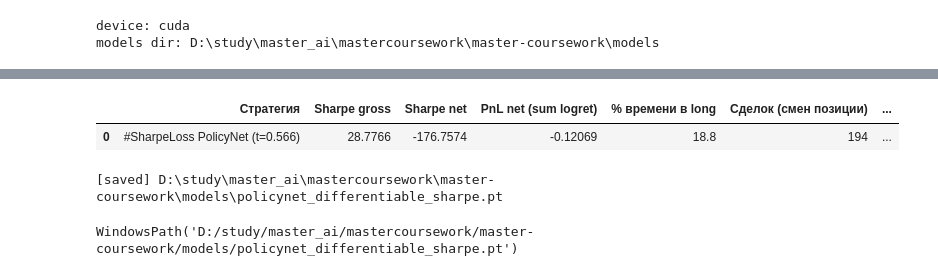
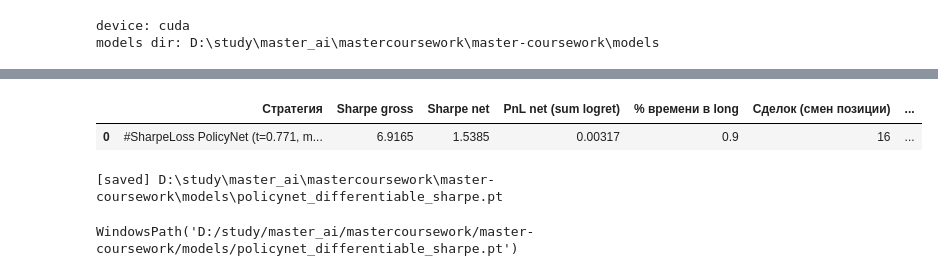
Before and after one commit to ramusdmitry/master-coursework, a Jupyter notebook: checkpoint-6-dl-models.ipynb, the cells around one changed output, grey strips where cells are left out. Drawn from its saved outputs; the diff is of its cells as text; code cells hidden in the pictures.

```diff
--- a/checkpoint-6-dl-models.ipynb
+++ b/checkpoint-6-dl-models.ipynb
@@ -175,7 +218,7 @@ def predict_labels_probs(model, loader):
 
 def fit_classifier(model, train_loader, val_loader, criterion, optimizer,
                    epochs=EPOCHS, patience=PATIENCE, tag=""):
-    """Обучение с early stopping по val ROC-AUC (как в CP5)."""
+    """Обучение с early stopping по val ROC-AUC (как в CP5, сохранён для совместимости)."""
     best_auc, best_state, stale = -1.0, None, 0
     for ep in range(1, epochs + 1):
         tl = train_epoch(model, train_loader, criterion, optimizer)
@@ -194,11 +237,14 @@ def fit_classifier(model, train_loader, val_loader, criterion, optimizer,
 
 # --- Сохранение моделей в MODELS_DIR с осмысленными именами ---
 def _infer_input_size(model, default=None):
-    """Безопасно определяет input_size из самой модели (первый LSTM/Linear),
+    """Безопасно определяет input_size из самой модели (первый LSTM/GRU/Conv/Linear),
     не обращаясь к глобальным переменным и к model.<attr>."""
     for m in model.modules():
-        if isinstance(m, nn.LSTM):
+        if isinstance(m, (nn.LSTM, nn.GRU)):
             return int(m.input_size)
+    for m in model.modules():
+        if isinstance(m, nn.Conv1d):
+            return int(m.in_channels)
     for m in model.modules():
         if isinstance(m, nn.Linear):
             return int(m.in_features)
@@ -207,7 +253,7 @@ def _infer_input_size(model, default=None):
 
 def _infer_hidden_size(model, default=None):
     for m in model.modules():
-        if isinstance(m, nn.LSTM):
+        if isinstance(m, (nn.LSTM, nn.GRU)):
             return int(m.hidden_size)
     return default
 
@@ -609,12 +1273,15 @@ WindowsPath('D:/study/master_ai/mastercoursework/master-coursework/models/contra
 # %%
 class WindowReturnDataset(Dataset):
-    """Окно признаков -> (окно, будущая минутная доходность r) для обучения на Sharpe."""
-    def __init__(self, X, r, window):
+    """Окно признаков -> (окно, forward-return за H баров) для обучения на Sharpe.
+    Использует forward-return вместо 1-минутной доходности (исправление причины #1).
+    """
+    def __init__(self, X, r_fwd, window):
         self.X = X.astype(np.float32)
-        self.r = r.astype(np.float32)
+        self.r = r_fwd.astype(np.float32)
         seqs, rets = [], []
         for i in range(window, len(X)):
-            seqs.append(self.X[i - window:i]); rets.append(self.r[i])
+            if i < len(r_fwd):
+                seqs.append(self.X[i - window:i]); rets.append(self.r[i])
         self.sequences = np.stack(seqs, axis=0)
         self.rets = np.array(rets, dtype=np.float32)
 
@@ -656,12 +1323,13 @@ def differentiable_sharpe_loss(pos, rets, cost=COST_PER_TURN, eps=1e-6,
     return -sharpe + collapse_pen
 
 
-# Подготовка данных (минутная y_reg как награда)
-r_tr = y_train[resolve_y_column(y_train, ACTIVE_ASSET, "y_reg")].reindex(ix_tr).fillna(0.0).values
-r_va = y_val[resolve_y_column(y_val, ACTIVE_ASSET, "y_reg")].reindex(ix_va).fillna(0.0).values
+# Подготовка данных (forward-return как вознаграждение — причина #1)
+# r_fwd_tr / r_fwd_va уже вычислены как fwd_tr_w / fwd_va
+r_fwd_tr_vals = fwd_tr_full.reindex(ix_tr).fillna(0.0).values
+r_fwd_va_vals = fwd_va_full.reindex(ix_va).fillna(0.0).values
 
-ds_tr_r = WindowReturnDataset(Xt_s, r_tr, WINDOW_SIZE)
-ds_va_r = WindowReturnDataset(Xv_s, r_va, WINDOW_SIZE)
+ds_tr_r = WindowReturnDataset(Xt_s, r_fwd_tr_vals, WINDOW_SIZE)
+ds_va_r = WindowReturnDataset(Xv_s, r_fwd_va_vals, WINDOW_SIZE)
 ld_tr_r = DataLoader(ds_tr_r, batch_size=512, shuffle=True)   # крупнее батч -> устойчивее оценка Sharpe
 ld_va_r = DataLoader(ds_va_r, batch_size=512, shuffle=False)
 
@@ -678,15 +1346,18 @@ for ep in range(1, EPOCHS + 1):
         loss = differentiable_sharpe_loss(pos, rb)
         opt_pol.zero_grad(); loss.backward(); opt_pol.step()
         tot += loss.item() * xb.size(0); n += xb.size(0)
-    # валидация: реальный net-Sharpe
+    # валидация: реальный net-Sharpe на forward-return (причина #1)
     policy.eval(); pv = []
     with torch.no_grad():
         for xb, _ in ld_va_r:
             pv.append(policy(xb.to(device)).cpu().numpy())
     pv = np.concatenate(pv)
-    pos_v_raw = pd.Series(pv, index=idx_va_w[: len(pv)])
-    val_sh = sharpe_ratio(net_returns((pos_v_raw > 0.5).astype(float), y_reg_va), PER_YEAR_1M)
-    print(f"[SharpeLoss] {ep:02d}/{EPOCHS} train_loss={tot/max(n,1):.4f} val_netSharpe={val_sh:.3f} mean_pos={pv.mean():.3f}")
+    n_pv = min(len(pv), len(idx_va_w))
+    raw_pv = pd.Series((pv[:n_pv] > 0.5).astype(float), index=idx_va_w[:n_pv])
+    pos_v_mh = apply_min_holding(raw_pv, MIN_HOLDING)
+    pos_v_aligned = pos_v_mh.reindex(fwd_va.index).fillna(0.0)
+    val_sh = sharpe_ratio(net_returns(pos_v_aligned, fwd_va), PER_YEAR_FWD)
+    print(f"[SharpeLoss] {ep:02d}/{EPOCHS} train_loss={tot/max(n,1):.4f} val_netSharpe(fwd)={val_sh:.3f} mean_pos={pv.mean():.3f}")
     if val_sh > best_val_sh:
         best_val_sh, best_state_pol, stale = val_sh, {k: v.cpu().clone() for k, v in policy.state_dict().items()}, 0
     else:
@@ -695,34 +1366,35 @@ for ep in range(1, EPOCHS + 1):
 if best_state_pol is not None:
     policy.load_state_dict(best_state_pol)
 
-# Порог преобразования «силы позиции» → long/flat подбираем по val-Sharpe
-# (фиксированный 0.5 мог давать вырожденную позицию, если выходы смещены)
+# Порог преобразования «силы позиции» → long/flat + min_hold подбираем по val-Sharpe
 policy.eval(); pv2 = []
 with torch.no_grad():
     for xb, _ in ld_va_r:
         pv2.append(policy(xb.to(device)).cpu().numpy())
 pv2 = np.concatenate(pv2)
-best_thr_pol, best_sh = 0.5, -1e18
-for t in np.quantile(pv2, np.linspace(0.1, 0.9, 17)):
-    pos = pd.Series((pv2 > t).astype(float), index=idx_va_w[: len(pv2)])
-    sh = sharpe_ratio(net_returns(pos, y_reg_va), PER_YEAR_1M)
-    if sh > best_sh:
-        best_sh, best_thr_pol = sh, float(t)
+bp_pol = tune_threshold(pv2, fwd_va, idx_va_w,
+                        periods_per_year=PER_YEAR_FWD,
+                        thr_grid=np.quantile(pv2, np.linspace(0.1, 0.9, 17)),
+                        hold_options=[1, MIN_HOLDING], mode="simple")
+best_thr_pol = bp_pol["threshold"]
+best_mh_pol = bp_pol["min_hold"]
 
-# Тест
+# Тест — оцениваем на forward-return (причина #1)
+r_fwd_te_vals = fwd_te_full.reindex(ix_te).fillna(0.0).values
+ds_te_r = WindowReturnDataset(Xte_s, r_fwd_te_vals, WINDOW_SIZE)
+ld_te_r = DataLoader(ds_te_r, batch_size=512, shuffle=False)
 policy.eval(); pt = []
-ds_te_r = WindowReturnDataset(Xte_s, y_test[resolve_y_column(y_test, ACTIVE_ASSET, "y_reg")].reindex(ix_te).fillna(0.0).values, WINDOW_SIZE)
-ld_te_r = DataLoader(ds_te_r, batch_size=512, shuffle=False)
 with torch.no_grad():
     for xb, _ in ld_te_r:
         pt.append(policy(xb.to(device)).cpu().numpy())
 pt = np.concatenate(pt)
-pos_pol = pd.Series((pt > best_thr_pol).astype(float), index=idx_te[: len(pt)])
-pol_eval = evaluate_strategy(pos_pol, y_reg_te, PER_YEAR_1M,
-                             name=f"#SharpeLoss PolicyNet (t={best_thr_pol:.3f})")
+raw_pos_pol = pd.Series((pt >= best_thr_pol).astype(float), index=idx_te[:len(pt)])
+pos_pol = apply_min_holding(raw_pos_pol, best_mh_pol)
+pol_eval = evaluate_on_forward(pos_pol, fwd_te,
+                               name=f"#SharpeLoss PolicyNet (t={best_thr_pol:.3f}, mh={best_mh_pol})")
 display(pd.DataFrame([pol_eval]))
 
 save_torch_model(policy, "policynet_differentiable_sharpe.pt",
-                 extra={"threshold": float(best_thr_pol),
+                 extra={"threshold": float(best_thr_pol), "min_hold": int(best_mh_pol),
                         "val_net_sharpe": float(best_val_sh)})
 # %% [output]
@@ -735,6 +1408,6 @@ save_torch_model(policy, "policynet_differentiable_sharpe.pt",
 [SharpeLoss] early stopping
 |  | Стратегия | Sharpe gross | Sharpe net | PnL net (sum logret) | % времени в long | Сделок (смен позиции) | ... |
-| 0 | #SharpeLoss PolicyNet (t=0.566) | 28.7766 | -176.7574 | -0.12069 | 18.8 | 194 | ... |
+| 0 | #SharpeLoss PolicyNet (t=0.771, m... | 6.9165 | 1.5385 | 0.00317 | 0.9 | 16 | ... |
 [saved] D:\study\master_ai\mastercoursework\master-coursework\models\policynet_differentiable_sharpe.pt
 WindowsPath('D:/study/master_ai/mastercoursework/master-coursework/models/policynet_differentiable_sharpe.pt')
 # %% [markdown]
```
Also changed, not shown: parts of 40 cells of this notebook.
